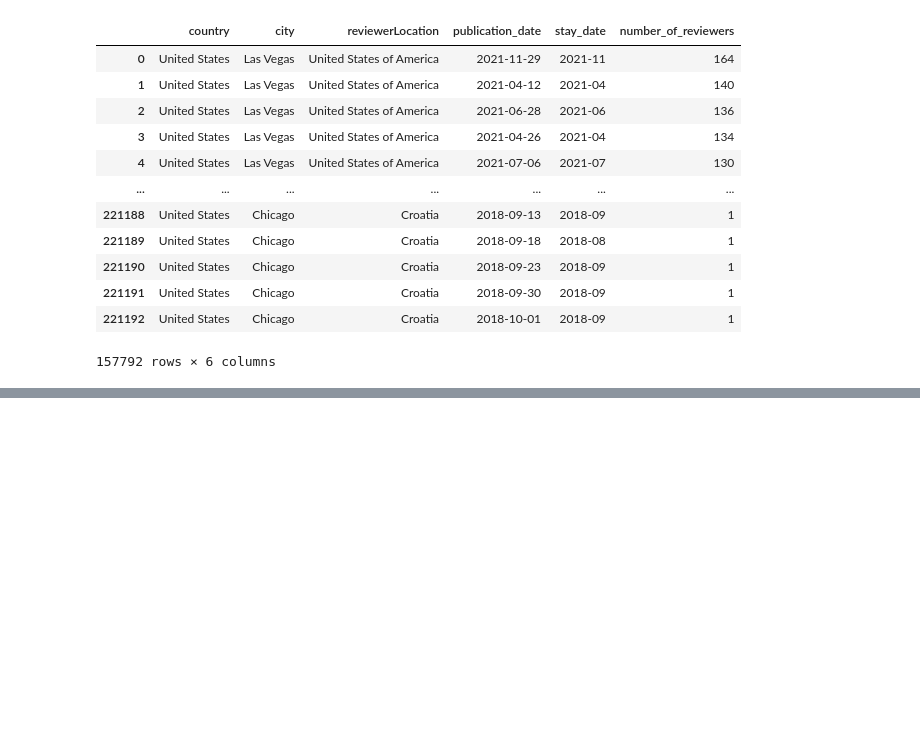
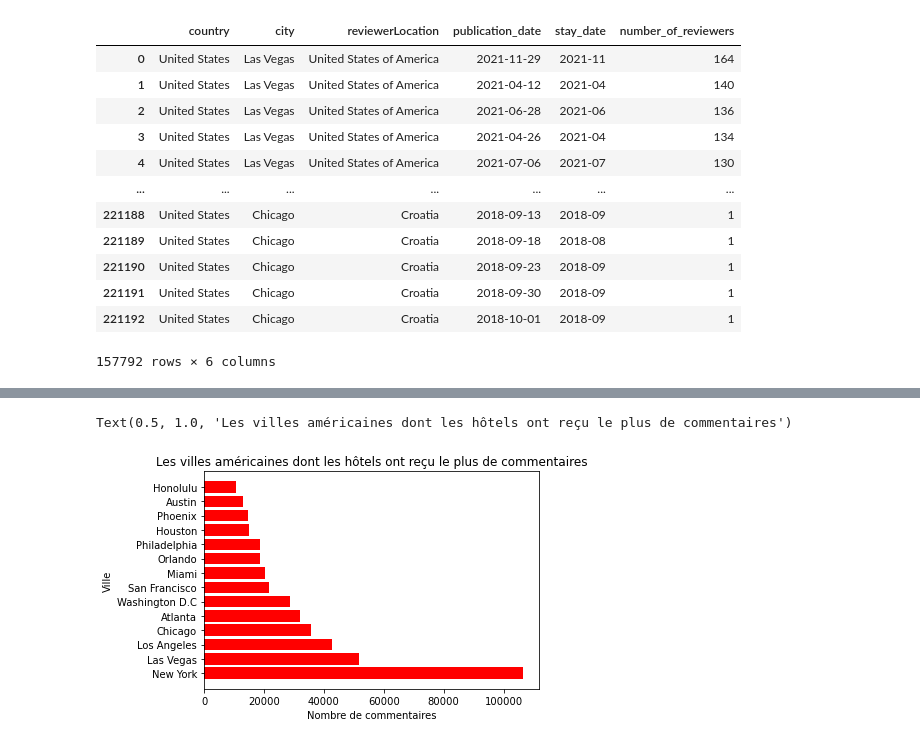
Before and after one commit to julienowack/stat_app, a Jupyter notebook: exploration des bdd.ipynb, the cells around one changed output, grey strips where cells are left out. Saved outputs shown, nothing was run; the diff lists cells and outputs as text; code cells hidden in the pictures; blank space fills up the shorter version.

```diff
--- a/exploration des bdd.ipynb
+++ b/exploration des bdd.ipynb
@@ -628,0 +639,11 @@ df_reviews_usa
+# %%
+df_reviews_US_city = df_reviews_usa.groupby("city", as_index=False).sum().sort_values('number_of_reviewers', ascending = False)
+df_reviews_US_city
+fig = plt.figure(1, figsize=(6, 4))
+plt.barh(df_reviews_US_city["city"], df_reviews_US_city['number_of_reviewers'], color="red")
+plt.xlabel("Nombre de commentaires")
+plt.ylabel('Ville')
+plt.title("Les villes américaines dont les hôtels ont reçu le plus de commentaires")
+# %% [output]
+Text(0.5, 1.0, 'Les villes américaines dont les hôtels ont reçu le plus de commentaires')
+[figure, added]
```
Also changed, not shown: parts of 2 cells of this notebook.
